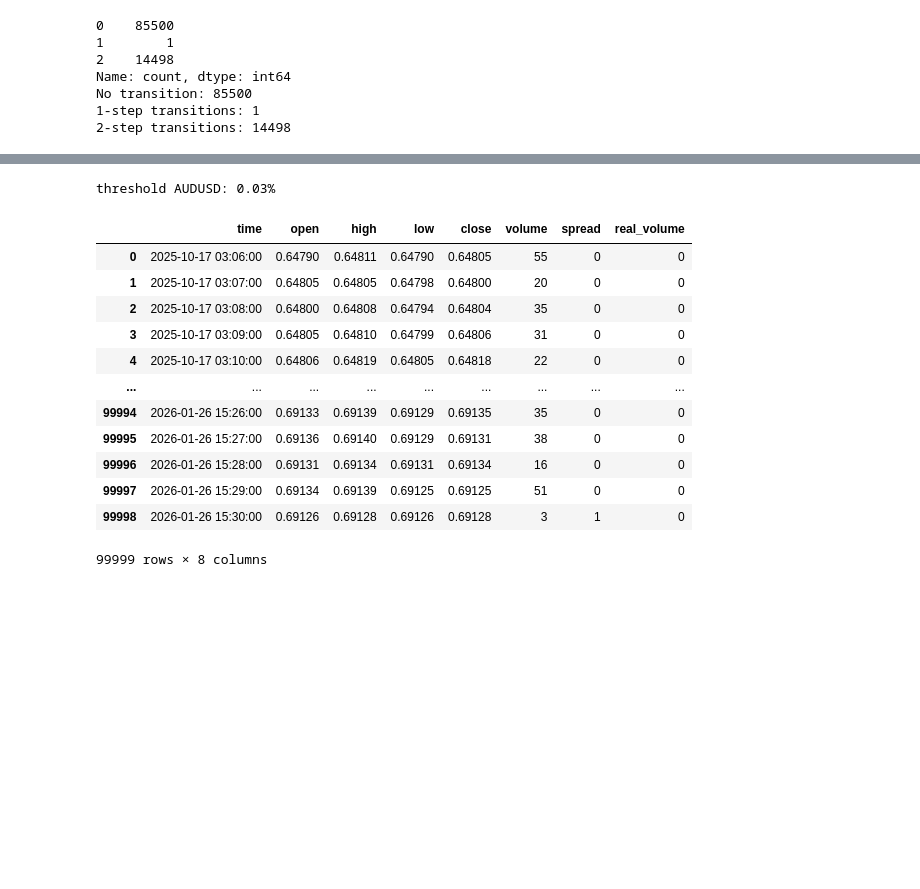
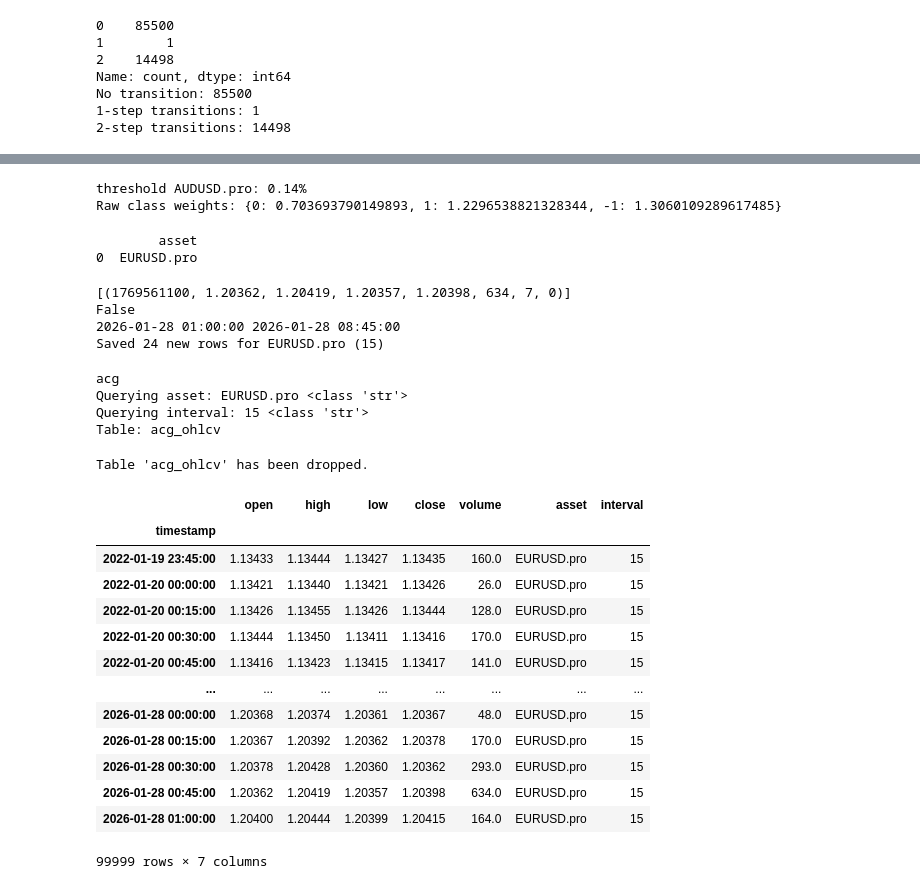
Before and after one commit to quin345/portfolio_management, a Jupyter notebook: mt5_portfolio/portfolio/playground.ipynb, the cells around one changed output, grey strips where cells are left out. Saved outputs shown, nothing was run; the diff lists cells and outputs as text; code cells hidden in the pictures; blank space fills up the shorter version.

```diff
--- a/mt5_portfolio/portfolio/playground.ipynb
+++ b/mt5_portfolio/portfolio/playground.ipynb
@@ -440,20 +513,45 @@ Mean accuracy: 65.67%
 # %%
-_1, _2, _3, df = evaluate_symbol(symbol="AUDUSD", timeframe=mt5.TIMEFRAME_M1, stddev=2)
+_1, _2, _3, df = evaluate_symbol(symbol="AUDUSD.pro", timeframe=mt5.TIMEFRAME_M15, stddev=2)
 # %% [output]
-threshold AUDUSD: 0.03%
+threshold AUDUSD.pro: 0.14%
+Raw class weights: {0: 0.703693790149893, 1: 1.2296538821328344, -1: 1.3060109289617485}
-# %%
-df
-# %% [output]
-|  | time | open | high | low | close | volume | spread | real_volume |
-| 0 | 2025-10-17 03:06:00 | 0.64790 | 0.64811 | 0.64790 | 0.64805 | 55 | 0 | 0 |
-| 1 | 2025-10-17 03:07:00 | 0.64805 | 0.64805 | 0.64798 | 0.64800 | 20 | 0 | 0 |
-| 2 | 2025-10-17 03:08:00 | 0.64800 | 0.64808 | 0.64794 | 0.64804 | 35 | 0 | 0 |
-| 3 | 2025-10-17 03:09:00 | 0.64805 | 0.64810 | 0.64799 | 0.64806 | 31 | 0 | 0 |
-| 4 | 2025-10-17 03:10:00 | 0.64806 | 0.64819 | 0.64805 | 0.64818 | 22 | 0 | 0 |
-| ... | ... | ... | ... | ... | ... | ... | ... | ... |
-| 99994 | 2026-01-26 15:26:00 | 0.69133 | 0.69139 | 0.69129 | 0.69135 | 35 | 0 | 0 |
-| 99995 | 2026-01-26 15:27:00 | 0.69136 | 0.69140 | 0.69129 | 0.69131 | 38 | 0 | 0 |
-| 99996 | 2026-01-26 15:28:00 | 0.69131 | 0.69134 | 0.69131 | 0.69134 | 16 | 0 | 0 |
-| 99997 | 2026-01-26 15:29:00 | 0.69134 | 0.69139 | 0.69125 | 0.69125 | 51 | 0 | 0 |
-| 99998 | 2026-01-26 15:30:00 | 0.69126 | 0.69128 | 0.69126 | 0.69128 | 3 | 1 | 0 |
-99999 rows × 8 columns
+# %%
+conn = sqlite3.connect(DB_NAME)
+print(pd.read_sql("SELECT DISTINCT asset FROM acg_ohlcv", conn))
+conn.close()
+# %% [output]
+        asset
+0  EURUSD.pro
+# %%
+update_db(asset="EURUSD.pro", interval=mt5.TIMEFRAME_M15, broker_name="acg")
+# %% [output]
+[(1769561100, 1.20362, 1.20419, 1.20357, 1.20398, 634, 7, 0)]
+False
+2026-01-28 01:00:00 2026-01-28 08:45:00
+Saved 24 new rows for EURUSD.pro (15)
+# %%
+df = load_ohlcv(asset="EURUSD.pro", interval="15", broker_name="acg")
+# %% [output]
+acg
+Querying asset: EURUSD.pro <class 'str'>
+Querying interval: 15 <class 'str'>
+Table: acg_ohlcv
+# %%
+drop_table("acg_ohlcv")
+df
+# %% [output]
+Table 'acg_ohlcv' has been dropped.
+|  | open | high | low | close | volume | asset | interval |
+| timestamp |  |  |  |  |  |  |  |
+| 2022-01-19 23:45:00 | 1.13433 | 1.13444 | 1.13427 | 1.13435 | 160.0 | EURUSD.pro | 15 |
+| 2022-01-20 00:00:00 | 1.13421 | 1.13440 | 1.13421 | 1.13426 | 26.0 | EURUSD.pro | 15 |
+| 2022-01-20 00:15:00 | 1.13426 | 1.13455 | 1.13426 | 1.13444 | 128.0 | EURUSD.pro | 15 |
+| 2022-01-20 00:30:00 | 1.13444 | 1.13450 | 1.13411 | 1.13416 | 170.0 | EURUSD.pro | 15 |
+| 2022-01-20 00:45:00 | 1.13416 | 1.13423 | 1.13415 | 1.13417 | 141.0 | EURUSD.pro | 15 |
+| ... | ... | ... | ... | ... | ... | ... | ... |
+| 2026-01-28 00:00:00 | 1.20368 | 1.20374 | 1.20361 | 1.20367 | 48.0 | EURUSD.pro | 15 |
+| 2026-01-28 00:15:00 | 1.20367 | 1.20392 | 1.20362 | 1.20378 | 170.0 | EURUSD.pro | 15 |
+| 2026-01-28 00:30:00 | 1.20378 | 1.20428 | 1.20360 | 1.20362 | 293.0 | EURUSD.pro | 15 |
+| 2026-01-28 00:45:00 | 1.20362 | 1.20419 | 1.20357 | 1.20398 | 634.0 | EURUSD.pro | 15 |
+| 2026-01-28 01:00:00 | 1.20400 | 1.20444 | 1.20399 | 1.20415 | 164.0 | EURUSD.pro | 15 |
+99999 rows × 7 columns
```
Also changed, not shown: parts of 16 cells of this notebook, 8 other files.
